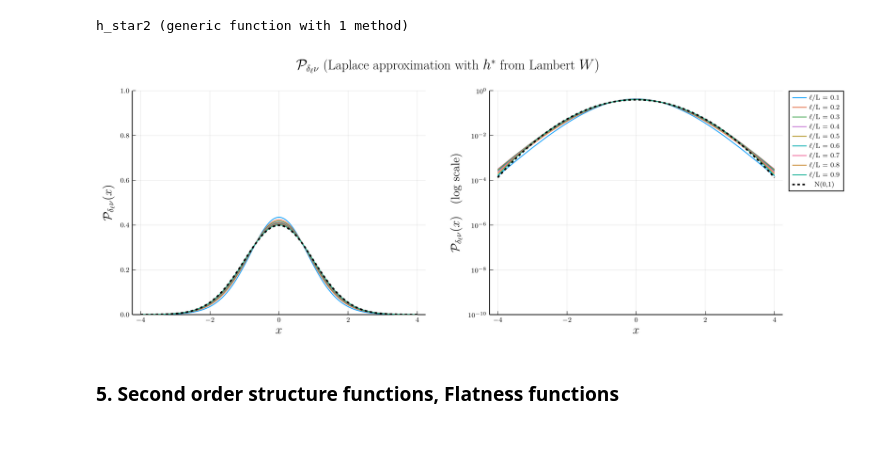
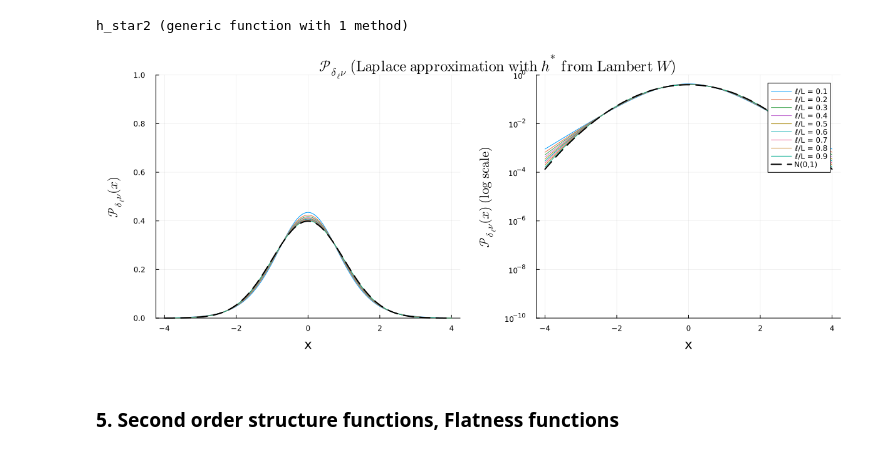
Before and after one commit to pleflohic/turbulence-velocity-increments, a Jupyter notebook: notebooks/normalized.ipynb, the cells around one changed output. Drawn from its saved outputs; the diff is of its cells as text; code cells hidden in the pictures.

```diff
--- a/notebooks/normalized.ipynb
+++ b/notebooks/normalized.ipynb
@@ -70,7 +74,7 @@ y_ticks = [1e-10, 1e-8, 1e-6, 1e-4, 1e-2, 1]
 
 # Initialize plots with explicit scales
 p1 = plot(xlabel = L"x", ylabel = L"\mathcal{P}_{\delta_\ell \nu}(x)", ylims=(0, 1), legend=false, lw = 2, guidefontsize=14, left_margin = 10mm, bottom_margin = 10mm)
-p2 = plot(xlabel = L"x", ylabel = L"\mathcal{P}_{\delta_\ell \nu}(x) \quad \text{(log scale)}", ylims=(1e-10, 1), yticks=y_ticks, yscale=:log10, lw = 2, guidefontsize=14, left_margin = 10mm, bottom_margin = 10mm) # Note the :log scale here
+p2 = plot(xlabel = L"x", ylabel = L"\mathcal{P}_{\delta_\ell \nu}(x)\ \mathrm{(log\ scale)}", ylims=(1e-10, 1), yticks=y_ticks, yscale=:log10, lw = 2, guidefontsize=14, left_margin = 10mm, bottom_margin = 10mm) # Note the :log scale here
 
 # Reference Gaussian
 gauss_pdf = pdf.(Normal(0, 1), x_values)
@@ -89,7 +93,7 @@ plot!(p1, x_values, gauss_pdf, label="N(0,1)", lw=2, ls=:dash, color=:black)
 plot!(p2, x_values, gauss_pdf, label="N(0,1)", lw=2, ls=:dash, color=:black)
 
 # Final Layout
-n_pdf1 = plot(p1, p2, layout = (1, 2), size = (1200, 500), plot_title = L"\mathcal{P}_{\delta_\ell \nu} \text{ (explicit form)}", plot_titlevspan=0.05)
+n_pdf1 = plot(p1, p2, layout = (1, 2), size = (1200, 500), plot_title = L"\mathcal{P}_{\delta_\ell \nu}\ \mathrm{(explicit\ form)}", plot_titlevspan=0.05)
 savefig(n_pdf1, joinpath(@__DIR__, "..", "latex/images/normalized_figures", "n_pdf1.png"))
 
 n_pdf1
@@ -118,9 +122,20 @@ function compute_P_δlu_of_x_Laplace(l, x, h_star, tol=1e-10, maxiter=100)
     return prefactor * exp(exponent)
 end
 
+"""
 function compute_P_δlv_of_x_Laplace(l, x, h_star; tol=1e-10, maxiter=100)
     return normalization_term(l) * compute_P_δlu_of_x_Laplace(l, normalization_term(l)*x, h_star)
 end
+"""
+
+# FIXED
+function compute_P_δlv_of_x_Laplace(l, x, h_star; tol=1e-10, maxiter=100)
+    # Evaluate h_star at the normalized x first
+    h_star_val = h_star(l, x)
+    # Then pass a frozen version (ignores its x argument) into the un-normalized function
+    h_star_frozen = (l, _x) -> h_star_val
+    return normalization_term(l) * compute_P_δlu_of_x_Laplace(l, normalization_term(l)*x, h_star_frozen)
+end
 # %% [output]
 compute_P_δlv_of_x_Laplace (generic function with 1 method)
 # %%
@@ -131,8 +146,8 @@ x_values = -4:0.02:4
 y_ticks = [1e-10, 1e-8, 1e-6, 1e-4, 1e-2, 1]
 
 # Initialize plots with explicit scales
-p1 = plot(xlabel = L"x", ylabel = L"\mathcal{P}_{\delta_\ell \nu}(x)", ylims=(0, 1), lw = 2, guidefontsize = 14, legend=false, left_margin = 10mm)
-p2 = plot(xlabel = L"x", ylabel = L"\mathcal{P}_{\delta_\ell \nu}(x) \quad \text{(log scale)}", ylims=(1e-10, 1), yticks=y_ticks, yscale=:log10, lw = 2, guidefontsize=14, left_margin = 10mm)
+p1 = plot(xlabel = "x", ylabel = L"\mathcal{P}_{\delta_\ell \nu}(x)", ylims=(0, 1), lw = 2, guidefontsize = 14, legend=false, left_margin = 10mm)
+p2 = plot(xlabel = "x", ylabel = L"\mathcal{P}_{\delta_\ell \nu}(x)\ \mathrm{(log\ scale)}", ylims=(1e-10, 1), yticks=y_ticks, yscale=:log10, lw = 2, guidefontsize=14, left_margin = 10mm)
 
 # Reference Gaussian
 gauss_pdf = pdf.(Normal(0, 1), x_values)
@@ -152,7 +167,7 @@ plot!(p1, x_values, gauss_pdf, label="N(0,1)", lw=2, ls=:dash, color=:black)
 plot!(p2, x_values, gauss_pdf, label="N(0,1)", lw=2, ls=:dash, color=:black)
 
 # Final Layout
-n_pdf2 = plot(p1, p2, layout = (1, 2), size = (1200, 500), plot_title = L"\mathcal{P}_{\delta_\ell \nu} \text{ (Laplace approximation with } h^* = c_1)", plot_titlevspan=0.05)
+n_pdf2 = plot(p1, p2, layout = (1, 2), size = (1200, 500), plot_title = L"\mathcal{P}_{\delta_\ell \nu}\ \mathrm{(Laplace\ approximation\ with\ }h^{*}=c_{1}\mathrm{)}", plot_titlevspan=0.05)
 savefig(n_pdf2, joinpath(@__DIR__, "..", "latex/images/normalized_figures", "n_pdf2.png"))
 
 n_pdf2
@@ -169,37 +184,37 @@ h_star2 (generic function with 1 method)
 # Setup l and x values
 l_values = 0.1*L:0.1*L:0.9*L
 x_values = -4:0.02:4
 
 y_ticks = [1e-10, 1e-8, 1e-6, 1e-4, 1e-2, 1]
 
 # Initialize plots with explicit scales
-p1 = plot(xlabel = L"x", ylabel = L"\mathcal{P}_{\delta_\ell \nu}(x)", ylims=(0, 1), lw = 2, guidefontsize=14, legend=false, left_margin = 10mm, bottom_margin = 10mm)
-p2 = plot(xlabel = L"x", ylabel = L"\mathcal{P}_{\delta_\ell \nu}(x) \quad \text{(log scale)}", ylims=(1e-10, 1), yticks=y_ticks, yscale=:log10, lw = 2, guidefontsize=14, left_margin = 10mm, bottom_margin = 10mm) # Note the :log scale here
+p1 = plot(xlabel = "x", ylabel = L"\mathcal{P}_{\delta_\ell \nu}(x)", ylims=(0, 1), lw = 2, guidefontsize=14, legend=false, left_margin = 10mm, bottom_margin = 10mm)
+p2 = plot(xlabel = "x", ylabel = L"\mathcal{P}_{\delta_\ell \nu}(x)\ \mathrm{(log\ scale)}", ylims=(1e-10, 1), yticks=y_ticks, yscale=:log10, lw = 2, guidefontsize=14, left_margin = 10mm, bottom_margin = 10mm) # Note the :log scale here
 
 # Reference Gaussian
 gauss_pdf = pdf.(Normal(0, 1), x_values)
 
 # Plot loop
 for l in l_values
 
     P_values = compute_P_δlv_of_x_Laplace.(Ref(l), x_values, Ref(h_star2))
 
     label = "ℓ/L = $(round(l/L, sigdigits=2))"
     plot!(p1, x_values, P_values, label = label)
     plot!(p2, x_values, P_values, label = label)
 end
 
 # Add Gaussian reference to both
 plot!(p1, x_values, gauss_pdf, label="N(0,1)", lw=2, ls=:dash, color=:black)
 plot!(p2, x_values, gauss_pdf, label="N(0,1)", lw=2, ls=:dash, color=:black)
 
 # Final Layout
-n_pdf3 = plot(p1, p2, layout = (1, 2), size = (1200, 500), plot_title = L"\mathcal{P}_{\delta_\ell \nu} \text{ (Laplace approximation with } h^* \text{ from Lambert } W)", plot_titlevspan=0.05)
+n_pdf3 = plot(p1, p2, layout = (1, 2), size = (1200, 500), plot_title = L"\mathcal{P}_{\delta_\ell \nu}\ \mathrm{(Laplace\ approximation\ with\ }h^{*}\ \mathrm{from\ Lambert}\ W\mathrm{)}", plot_titlevspan=0.05)
 savefig(n_pdf3, joinpath(@__DIR__, "..", "latex/images/normalized_figures", "n_pdf3.png"))
 
 n_pdf3
 # %% [output]
-[figure, old version]
+[figure, new version]
 # %% [markdown]
 ### 5. Second order structure functions, Flatness functions
 # %%
```
Also changed, not shown: parts of 5 cells of this notebook.
